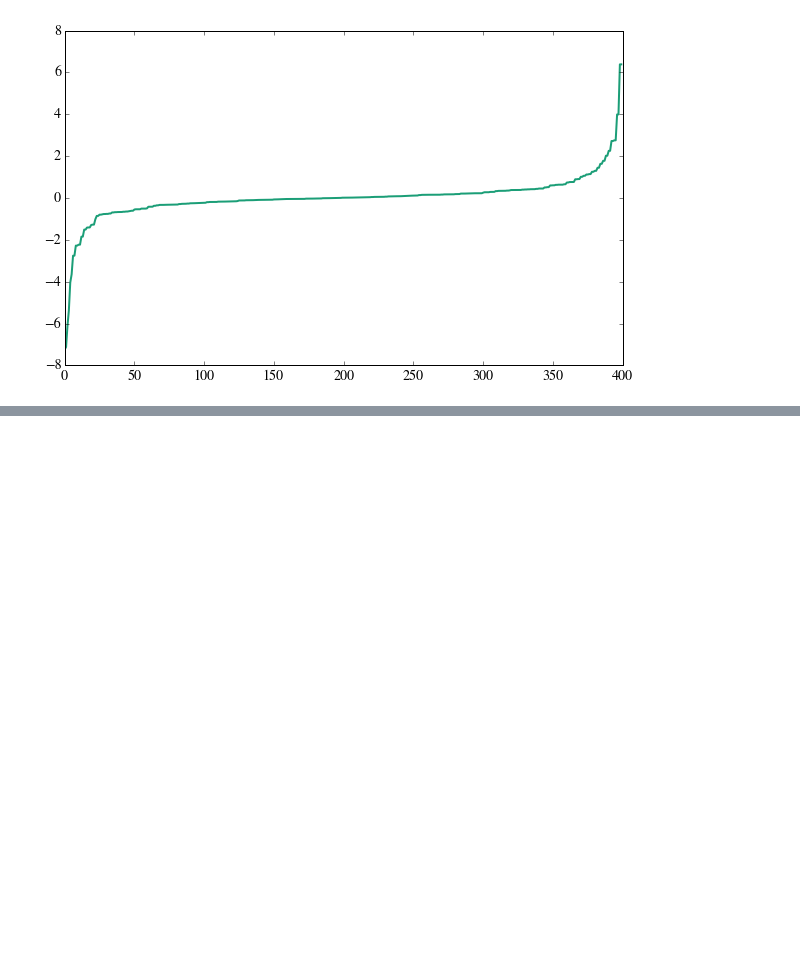
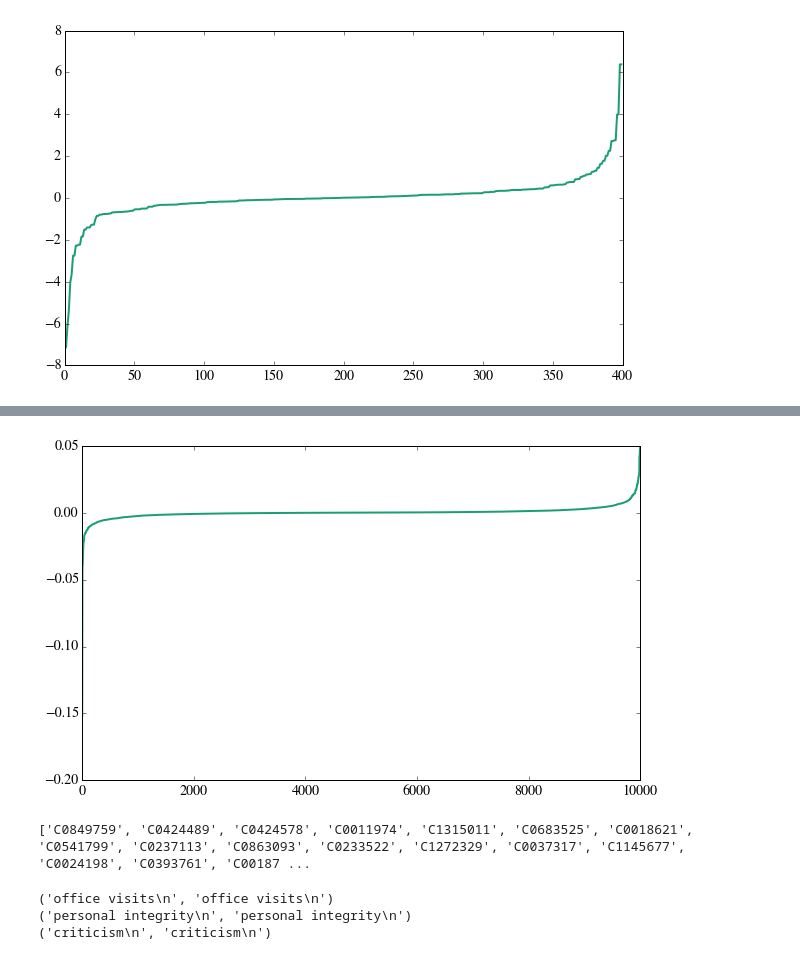
Before and after one commit to jming/thesis, a Jupyter notebook: R Analysis.ipynb, the cells around one changed output, grey strips where cells are left out. Drawn from its saved outputs; the diff is of its cells as text; code cells hidden in the pictures; blank space fills up the shorter version.

```diff
--- a/R Analysis.ipynb
+++ b/R Analysis.ipynb
@@ -59,0 +278,11 @@ plt.show()
+# %%
+filen = "pipeline/result9/result_out.100.R"
+
+R9 = np.loadtxt(filen)
+R9_flat = R9.flatten()
+R9_sort = sorted(R9_flat)
+# %%
+plt.plot(R9_sort)
+plt.show()
+# %% [output]
+[figure, added]
@@ -59,0 +292,12 @@ plt.show()
+# %%
+filenw = "pipeline/result9/result_out.100.topwords"
+top9 = []
+
+with open(filenw, "r") as f:
+    for line in f:
+        line_split = line.split(" : ")
+        top9.append(line_split[0])
+
+print top9
+# %% [output]
+['C0849759', 'C0424489', 'C0424578', 'C0011974', 'C1315011', 'C0683525', 'C0018621', 'C0541799', 'C0237113', 'C0863093', 'C0233522', 'C1272329', 'C0037317', 'C1145677', 'C0024198', 'C0393761', 'C00187 ...
@@ -59,0 +307,6 @@ plt.show()
+# %%
+least9_words = get_words(least9_cuis, cui_dict)
+# %% [output]
+('office visits\n', 'office visits\n')
+('personal integrity\n', 'personal integrity\n')
+('criticism\n', 'criticism\n')
```
Also changed, not shown: parts of 30 cells of this notebook, 45 other files.
